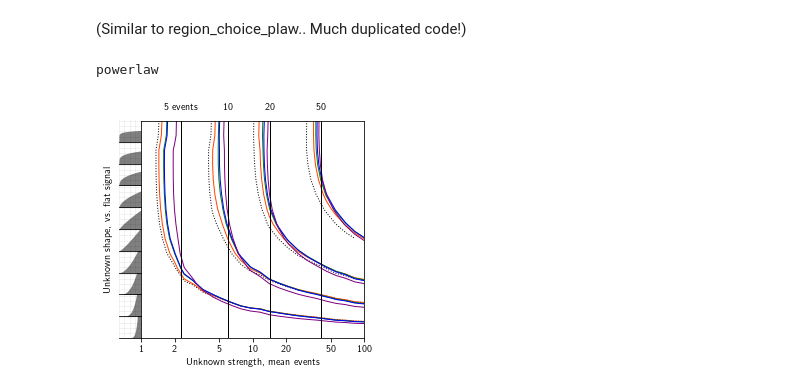
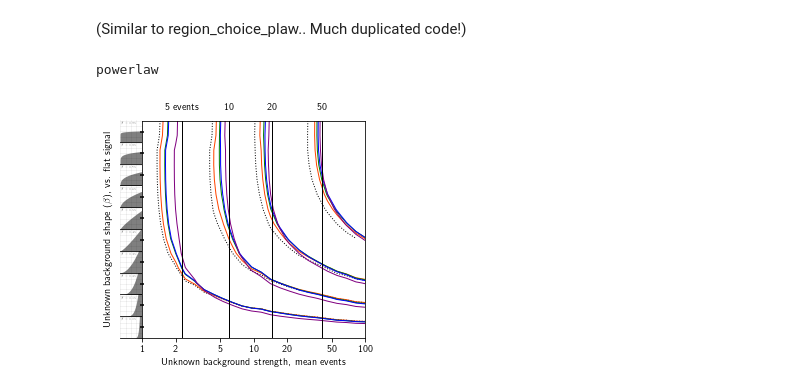
Before and after one commit to plt109/deficithawks, a Jupyter notebook: statistic_choice.ipynb, the cells around one changed output. Cells and saved outputs as stored; diff of their text form; code cells hidden in the pictures.

Commit message:
Simple figure options, cosmetic changes

```diff
--- a/statistic_choice.ipynb
+++ b/statistic_choice.ipynb
@@ -491,39 +491,61 @@ for distribution_maker, study_name, show_legend in (
             ncol=3,
             frameon=False)
 
     plt.gca().xaxis.set_major_formatter(matplotlib.ticker.FormatStrFormatter('%g'))
-    plt.xlabel("Unknown strength, mean events")
+    plt.xlabel("Unknown background strength, mean events")
     log_x(1, 100 + 1e-9, tick_at=[1, 2, 5])
     # plt.xlim(0.5, 100)
     # plt.xscale('log')
     # plt.xticks([1, 2, 5, 10, 25, 50, 100])
 
-    plt.ylabel("Unknown shape, vs. flat signal", labelpad=29)
+    plt.ylabel(r"Unknown background shape ($\beta$), vs. flat signal", labelpad=29)
     plt.ylim(0, 1)
     plt.yticks([])
 
     #plt.grid(alpha=0.2, c='k', linewidth=0.2)
 
     #plt.title(study_name, loc='lower right')
 
     # Distribution sketches
     n_sketch = 10
     width = 0.1
-    xpos = 0.048
-    sketch_sims = np.linspace(0, 1, n_sketch + 2)[1:-1]
+    xpos = 0.04825
+    sketch_sims = np.linspace(0, 1, n_sketch * 2 + 1)[1::2]
+    plt.scatter(
+        1 + 0 * sketch_sims,
+        sketch_sims,
+        marker='_', s=10, c='k',
+        clip_on=False,
+        zorder=-50)
     y_start = 0.125  # y matching lower spine
     y_end = 0.882    # y matching upper spine
     width = (y_end - y_start) / n_sketch
     for i, sim in enumerate(sketch_sims):
-        plt.sca(fig.add_axes([xpos, y_start + i * width,
-                              width, width]))
-        sketch_dist(distribution_maker(mu=1, alpha=sim), xlabel=None)
+        new_ax = fig.add_axes([xpos, y_start + i * width,
+                              width, width])
+        new_ax.set_zorder(-5)
+        plt.sca(new_ax)
+        sketch_dist(common.powerlaw(mu=1, alpha=sim),
+                    xlabel=None, annotation=rf"$\beta = {sim:0.2f}$")
+
+    # # Distribution sketches
+    # n_sketch = 10
+    # width = 0.1
+    # xpos = 0.048
+    # sketch_sims = np.linspace(0, 1, n_sketch + 2)[1:-1]
+    # y_start = 0.125  # y matching lower spine
+    # y_end = 0.882    # y matching upper spine
+    # width = (y_end - y_start) / n_sketch
+    # for i, sim in enumerate(sketch_sims):
+    #     plt.sca(fig.add_axes([xpos, y_start + i * width,
+    #                           width, width]))
+    #     sketch_dist(distribution_maker(mu=1, alpha=sim), xlabel=None)
 
     for fmt in 'png', 'pdf':
         plt.savefig(f'statscomp_{study_name}_{n_trials}.{fmt}',
-                    dpi=200, bbox_inches='tight',
+                    dpi=400, bbox_inches='tight',
                     bbox_extra_artists=([legend] if show_legend else None))
     plt.show()
 # %% [output]
 powerlaw
-[figure, old version]
+[figure, new version]
```
Also changed, not shown: 6 other files.
